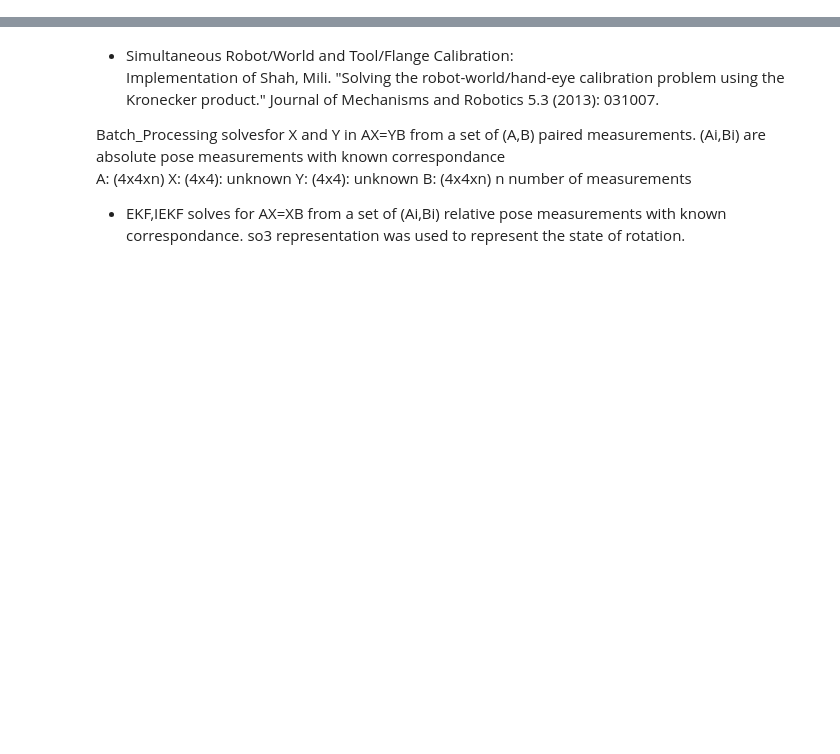
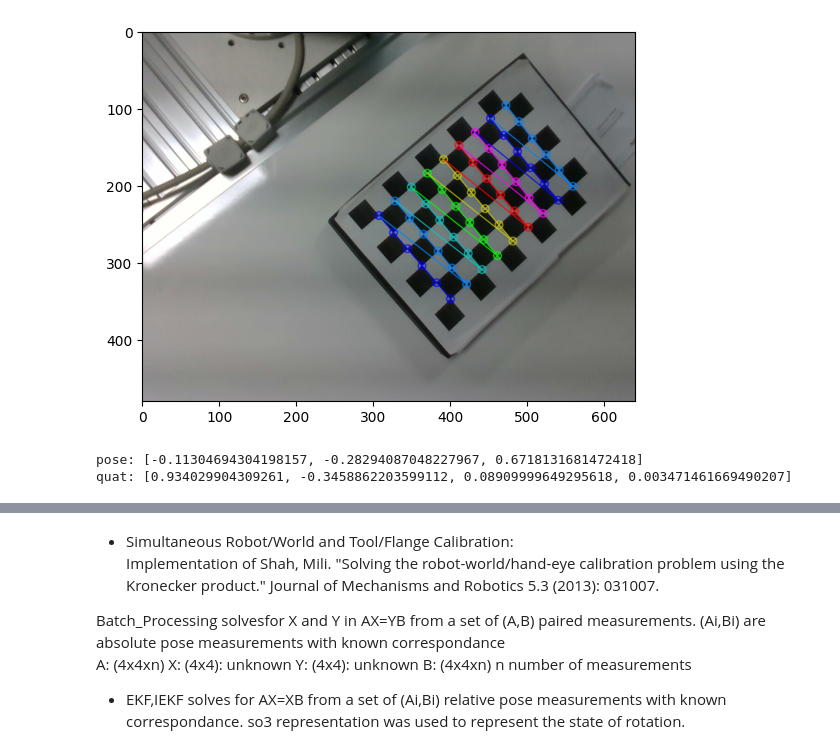
Before and after one commit to hogunkee/TSMCTS, a Jupyter notebook: realrobot/CalibrationManual.ipynb, the cells around one changed output, grey strips where cells are left out. Cells and saved outputs as stored; diff of their text form; code cells hidden in the pictures; blank space fills up the shorter version.

```diff
--- a/realrobot/CalibrationManual.ipynb
+++ b/realrobot/CalibrationManual.ipynb
@@ -191,2 +195,12 @@ print(np.linalg.inv(T))
  [ 0.          0.          0.          1.        ]]
+# %%
+img, _ = get_view(grasp=0.0, show_img=True) # grasp=1.0
+R, T = get_cam_R_T(img)
+pose, quat = get_eef_pose()
+print('pose:', pose)
+print('quat:', quat)
+# %% [output]
+[figure, added]
+pose: [-0.11304694304198157, -0.28294087048227967, 0.6718131681472418]
+quat: [0.934029904309261, -0.3458862203599112, 0.08909999649295618, 0.003471461669490207]
 # %%
```
Also changed, not shown: parts of 12 cells of this notebook, 4 other files.
